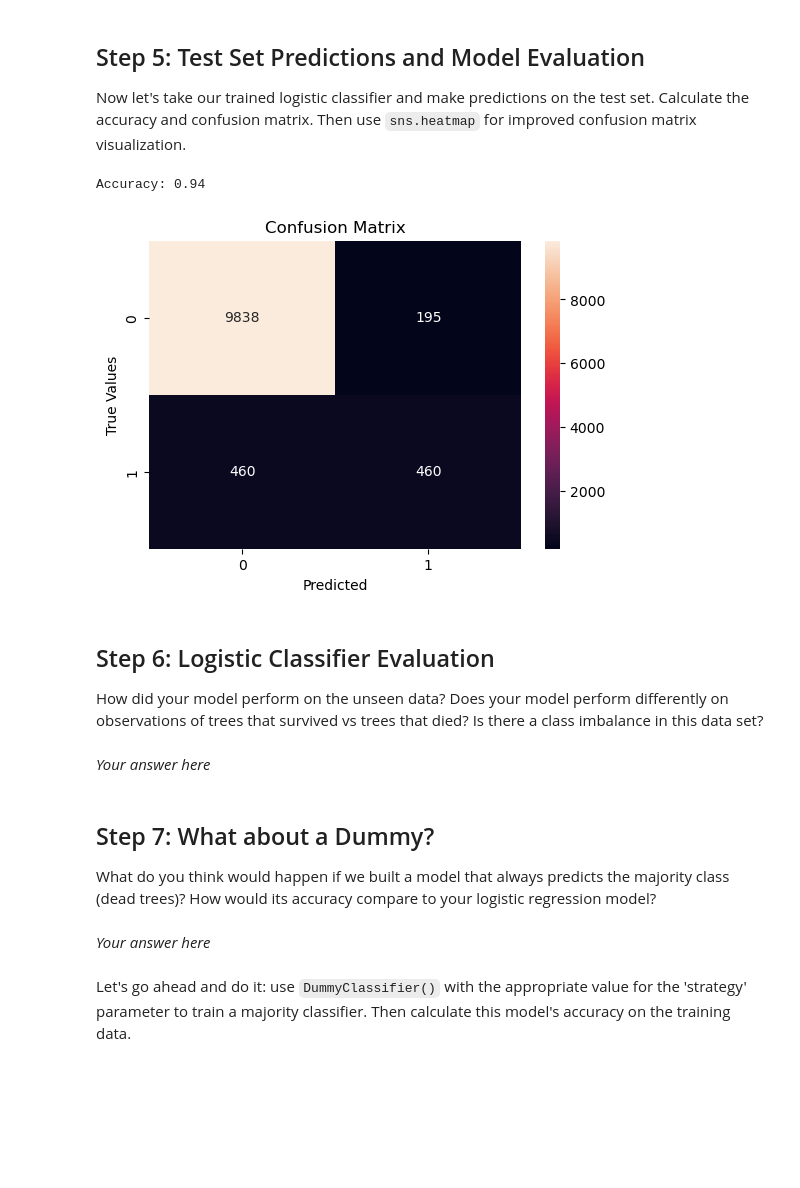
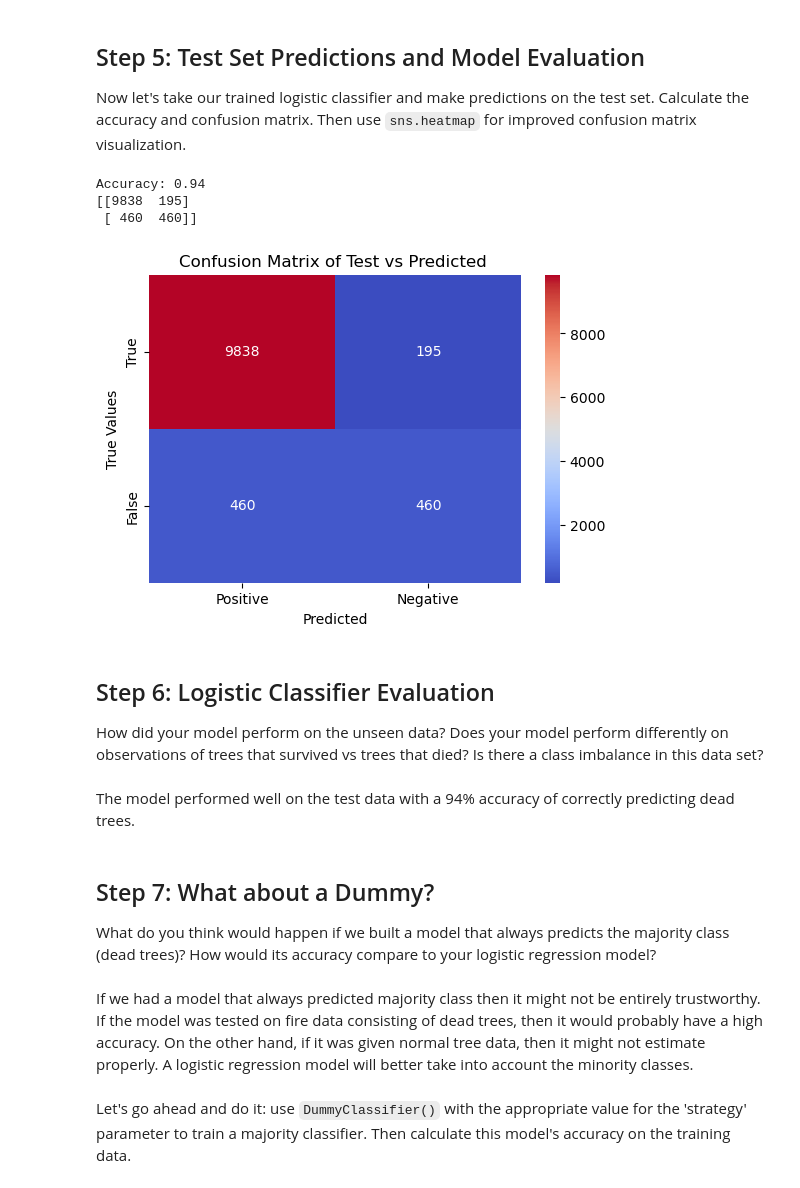
Before and after one commit to tommats00/EDS232-labs, a Jupyter notebook: Week3/lab3-wildfire.ipynb, the cells around one changed output. Drawn from its saved outputs; the diff is of its cells as text; code cells hidden in the pictures; blank space fills up the shorter version.

```diff
--- a/Week3/lab3-wildfire.ipynb
+++ b/Week3/lab3-wildfire.ipynb
@@ -128,13 +128,13 @@ Testing set observations: 10953
 Create a classifier using `LogisticRegression()` and fit it on the training data.  Then assess the model's accuracy on the training set by making predictions on the training data.  Calculate and **print** the accuracy of your model on the training set.
 # %%
 # Create logistic regression classifier
-model = LogisticRegression()
+model_log = LogisticRegression()
 
 # Fit model onto training data
-model.fit(X_train_scaled, y_train)
+model_log.fit(X_train_scaled, y_train)
 
 # Make predictions on training data
-y_train_pred = model.predict(X_train_scaled)
+y_train_pred = model_log.predict(X_train_scaled)
 
 # Calculate training accuracy
 accuracy_train = accuracy_score(y_train, y_train_pred)
@@ -149,45 +149,49 @@ Now let's take our trained logistic classifier and make predictions on the test
 # %%
 ...
 # Make predictions on test data
-y_test_pred = model.predict(X_test_scaled)
+y_test_pred = model_log.predict(X_test_scaled)
 
 # Calculate test accuracy
 accuracy_test = accuracy_score(y_test, y_test_pred)
 
 # Print evaluation metrics
 print(f"Accuracy: {accuracy_test:.2f}")
 
 # Extract probabilities of distribution for confusion matrix
-y_probs = model.predict_proba(X_test_scaled)[:, 1]
+y_probs = model_log.predict_proba(X_test_scaled)[:, 1]
 
 # Compute ROC curve
-fpr, tpr, thresholds = roc_curve(y_test, y_probs)
+# fpr, tpr, thresholds = roc_curve(y_test, y_probs)
 
 # Make Confusion Matrix
 cm = confusion_matrix(y_test, y_test_pred)
+print(cm)
 
 # Plot Confusion Matrix
 plt.figure(figsize = (6, 4))
-sns.heatmap(cm, annot=True, fmt = 'd').plot(cmap="Blues", ax=plt.gca())
+sns.heatmap(cm, annot=True, fmt = 'd', cmap = 'coolwarm',
+            xticklabels=['Positive', 'Negative'], yticklabels = ['True', 'False'])
 plt.xlabel('Predicted')
 plt.ylabel('True Values')
-plt.title('Confusion Matrix')
+plt.title('Confusion Matrix of Test vs Predicted ')
 plt.show()
 # %% [output]
 Accuracy: 0.94
+[[9838  195]
+ [ 460  460]]
-[figure, old version]
+[figure, new version]
 # %% [markdown]
 ## Step 6: Logistic Classifier Evaluation
 How did your model perform on the unseen data?
 Does your model perform differently on observations of trees that survived vs trees that died?
 Is there a class imbalance in this data set?
 # %% [markdown]
-*Your answer here*
+The model performed well on the test data with a 94% accuracy of correctly predicting dead trees.
 # %% [markdown]
 ## Step 7: What about a Dummy?
 What do you think would happen if we built a model that always predicts the majority class (dead trees)? How would its accuracy compare to your logistic regression model?
 # %% [markdown]
-*Your answer here*
+If we had a model that always predicted majority class then it might not be entirely trustworthy. If the model was tested on fire data consisting of dead trees, then it would probably have a high accuracy. On the other hand, if it was given normal tree data, then it might not estimate properly. A logistic regression model will better take into account the minority classes.
 # %% [markdown]
 Let's go ahead and do it: use `DummyClassifier()` with the appropriate value for the 'strategy' parameter to train a majority classifier.  Then calculate this model's accuracy on the training data.
 # %%
```
Also changed, not shown: parts of 7 cells of this notebook.
